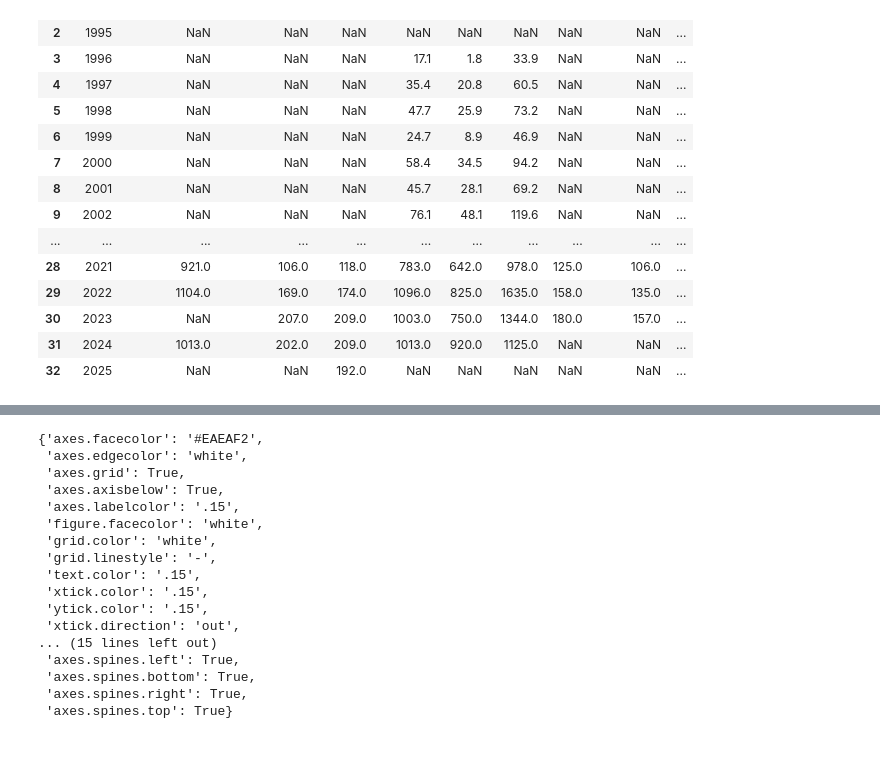
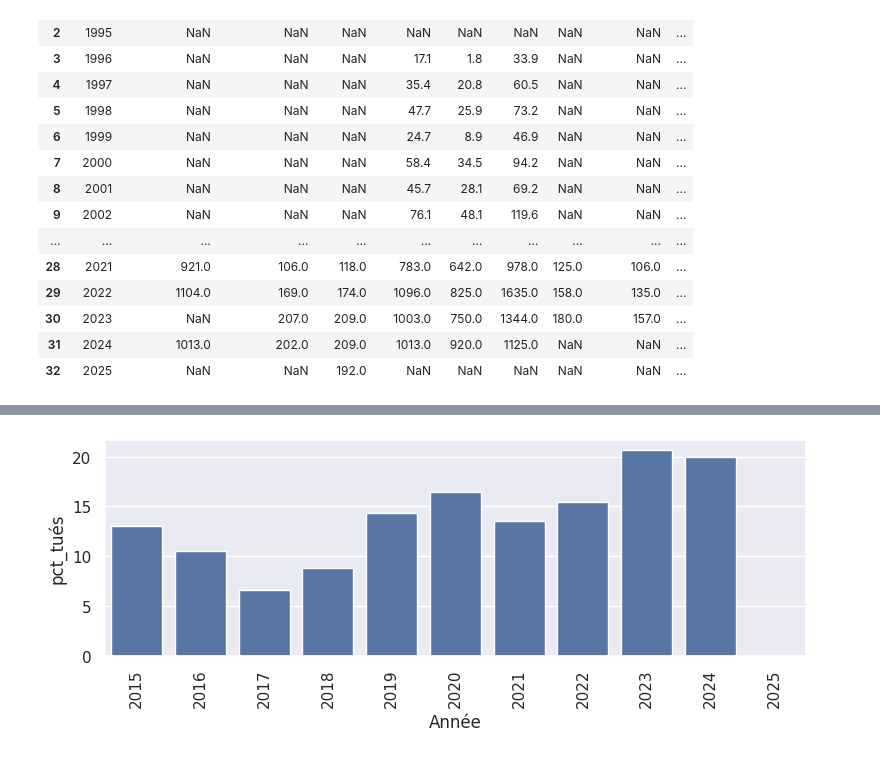
Before and after one commit to dthonon/pna_loup_suivi, a Jupyter notebook: notebook/Suivi_population_loups.ipynb, the cells around one changed output, grey strips where cells are left out. Cells and saved outputs as stored; diff of their text form; code cells hidden in the pictures.

```diff
--- a/notebook/Suivi_population_loups.ipynb
+++ b/notebook/Suivi_population_loups.ipynb
@@ -61,20 +64,6 @@ popl.set_xticklabels(range(1995, 2025), rotation='vertical');
-# %%
-sns.axes_style()
-# %% [output]
-{'axes.facecolor': '#EAEAF2',
- 'axes.edgecolor': 'white',
- 'axes.grid': True,
- 'axes.axisbelow': True,
- 'axes.labelcolor': '.15',
- 'figure.facecolor': 'white',
- 'grid.color': 'white',
- 'grid.linestyle': '-',
- 'text.color': '.15',
- 'xtick.color': '.15',
- 'ytick.color': '.15',
- 'xtick.direction': 'out',
-... (15 lines left out)
- 'axes.spines.left': True,
- 'axes.spines.bottom': True,
- 'axes.spines.right': True,
- 'axes.spines.top': True}
+# %%
+popl = sns.barplot(data=population.loc[(population["Année"] > 2014)], x="Année", y="pct_tués");
+# popl.set_xticks(range(1995, 2025));
+popl.set_xticklabels(popl.get_xticklabels(), rotation='vertical');
+# %% [output]
+[figure, added]
```
Also changed, not shown: parts of 4 cells of this notebook, 2 other files.
